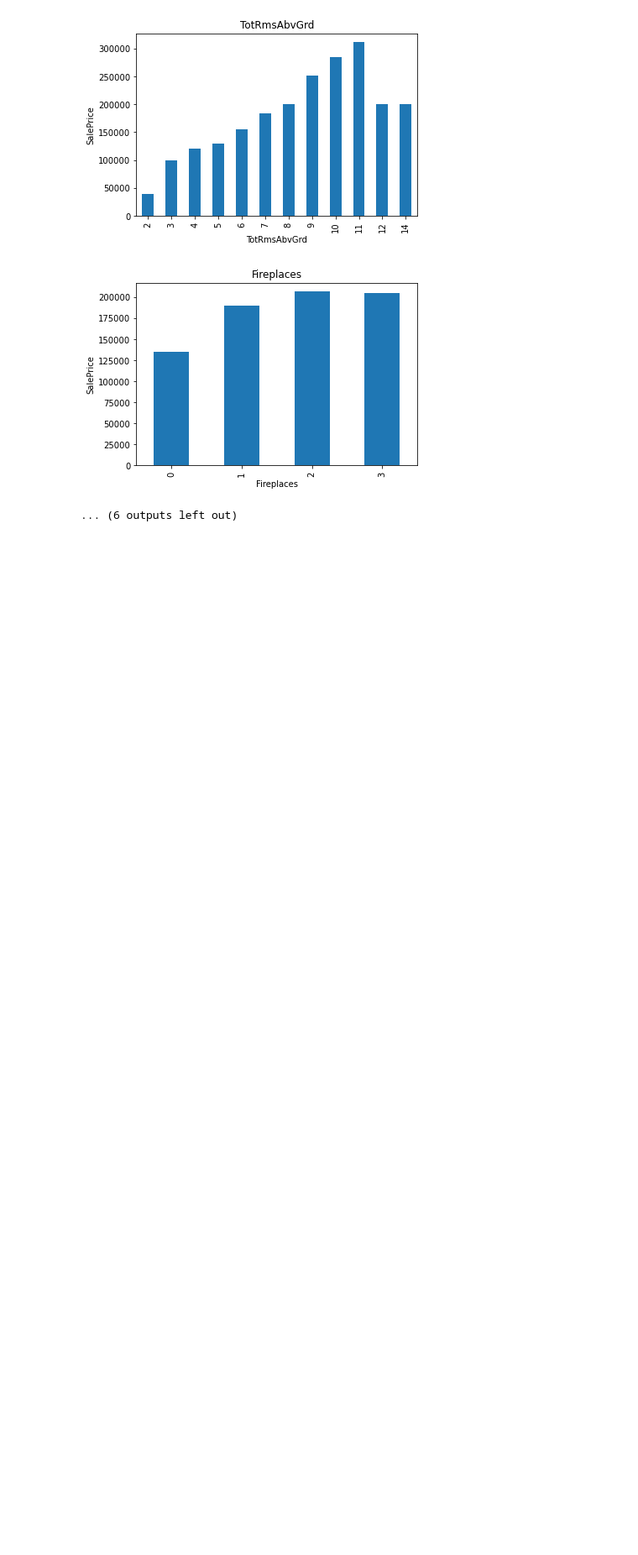
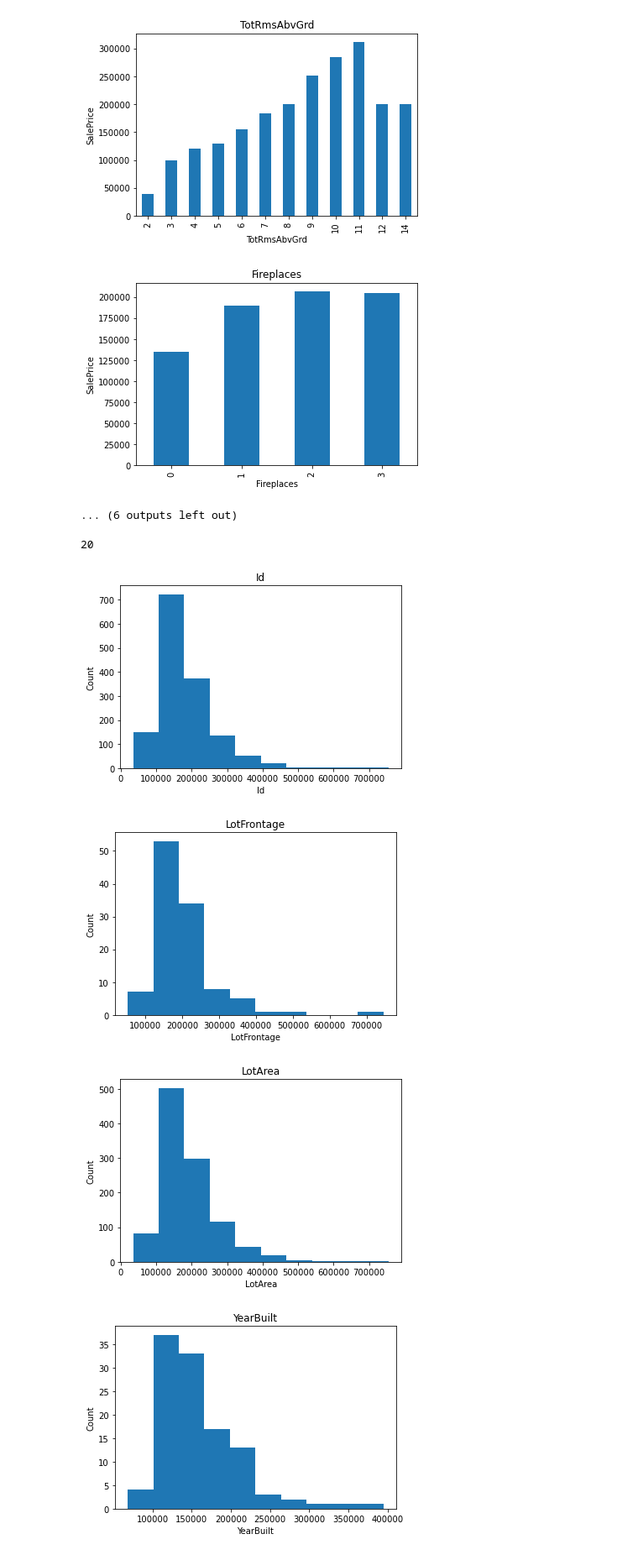
Before and after one commit to FazlullahBokhari/python-Labraries, a Jupyter notebook: EDA.ipynb, the cells around one changed output. Shown at 84% size. Drawn from its saved outputs; the diff is of its cells as text; code cells hidden in the pictures; blank space fills up the shorter version.

```diff
--- a/EDA.ipynb
+++ b/EDA.ipynb
@@ -294,3 +294,29 @@ for feature in discreate_feature:
 [figure]
 [figure]
 ... (6 outputs left out)
+# %%
+## Continuous variable
+
+continuous_feature = [feature for feature in numerical_feature if feature not in discreate_feature]
+len(continuous_feature)
+# %% [output]
+20
+# %%
+### lets
+
+data = dataset.copy()
+for feature in continuous_feature:
+    data.groupby
+# %%
+data = dataset.copy()
+for feature in continuous_feature:
+    data.groupby(feature)['SalePrice'].median().plot.hist()
+    plt.xlabel(feature)
+    plt.ylabel('Count')
+    plt.title(feature)
+    plt.show()
+# %% [output]
+[figure, added]
+[figure, added]
+[figure, added]
+[figure, added]
```
Also changed, not shown: parts of 10 cells of this notebook.
